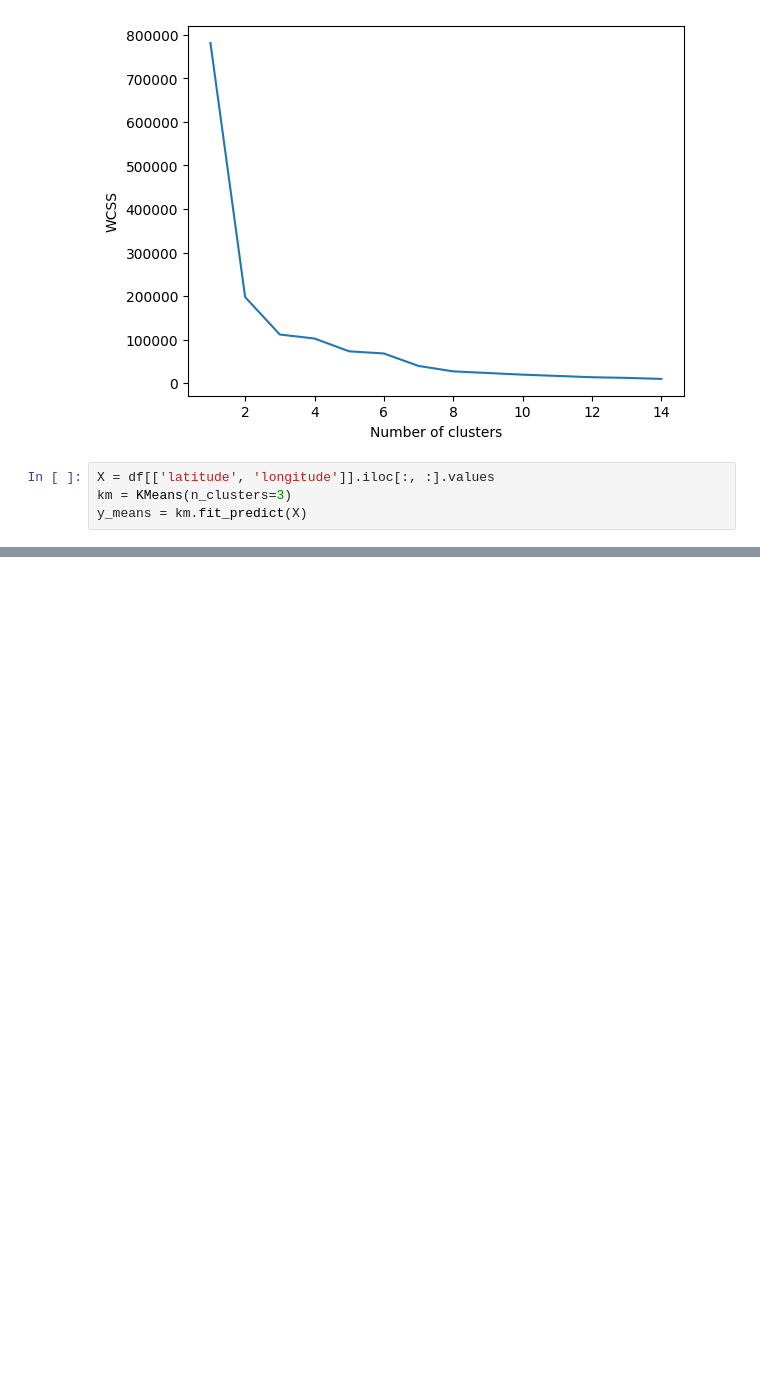
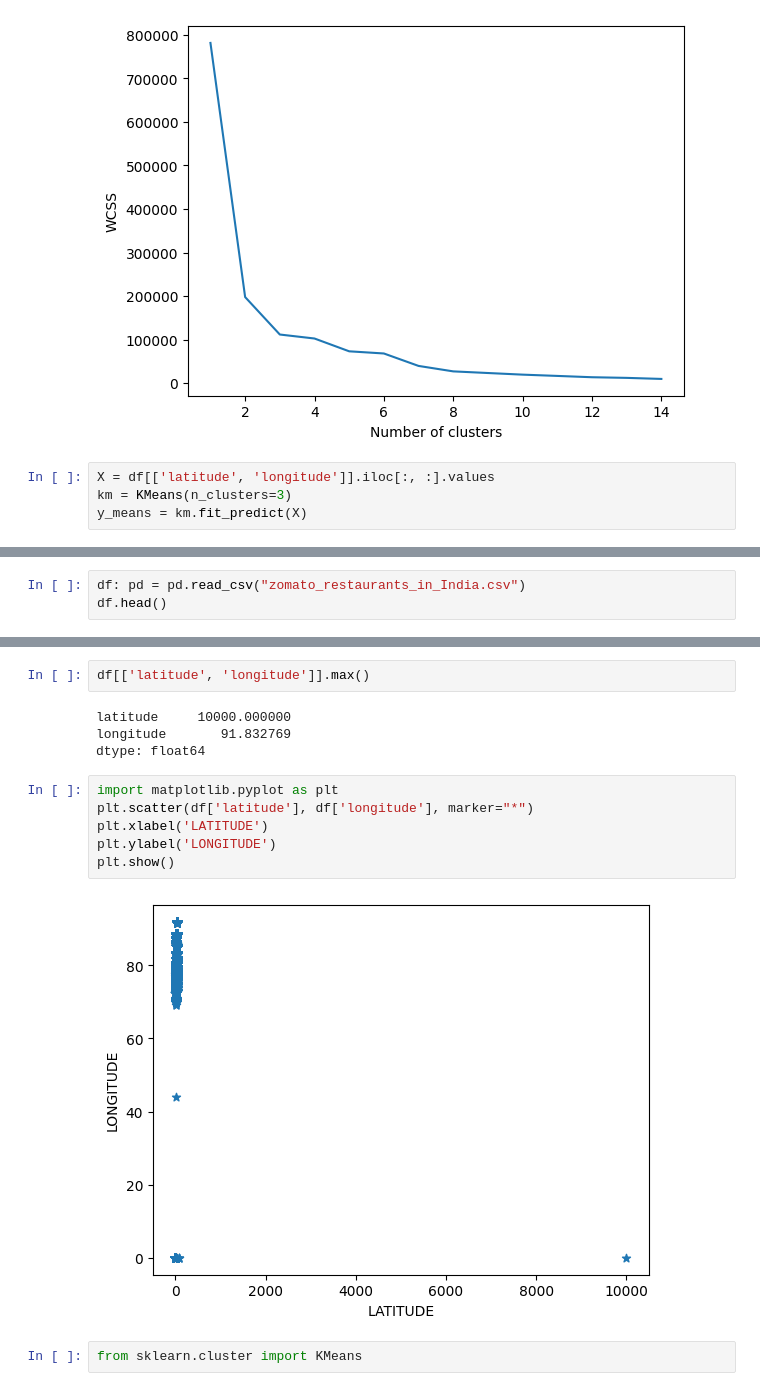
Before and after one commit to SuvrajitPatari2023/innov-project-2026, a Jupyter notebook: k-means1.ipynb, the cells around one changed output, grey strips where cells are left out. Drawn from its saved outputs; the diff is of its cells as text; blank space fills up the shorter version.

Commit message:
Implemented the k-means clustering in zomato dataset

```diff
--- a/k-means1.ipynb
+++ b/k-means1.ipynb
@@ -58,0 +64,3 @@ silhouette_score(X, y_means)
+# %%
+df: pd = pd.read_csv("zomato_restaurants_in_India.csv")
+df.head()
@@ -58,0 +75,16 @@ silhouette_score(X, y_means)
+# %%
+df[['latitude', 'longitude']].max()
+# %% [output]
+latitude     10000.000000
+longitude       91.832769
+dtype: float64
+# %%
+import matplotlib.pyplot as plt
+plt.scatter(df['latitude'], df['longitude'], marker="*")
+plt.xlabel('LATITUDE')
+plt.ylabel('LONGITUDE')
+plt.show()
+# %% [output]
+[figure, added]
+# %%
+from sklearn.cluster import KMeans
```
Also changed, not shown: parts of 9 cells of this notebook, 1 other file.
